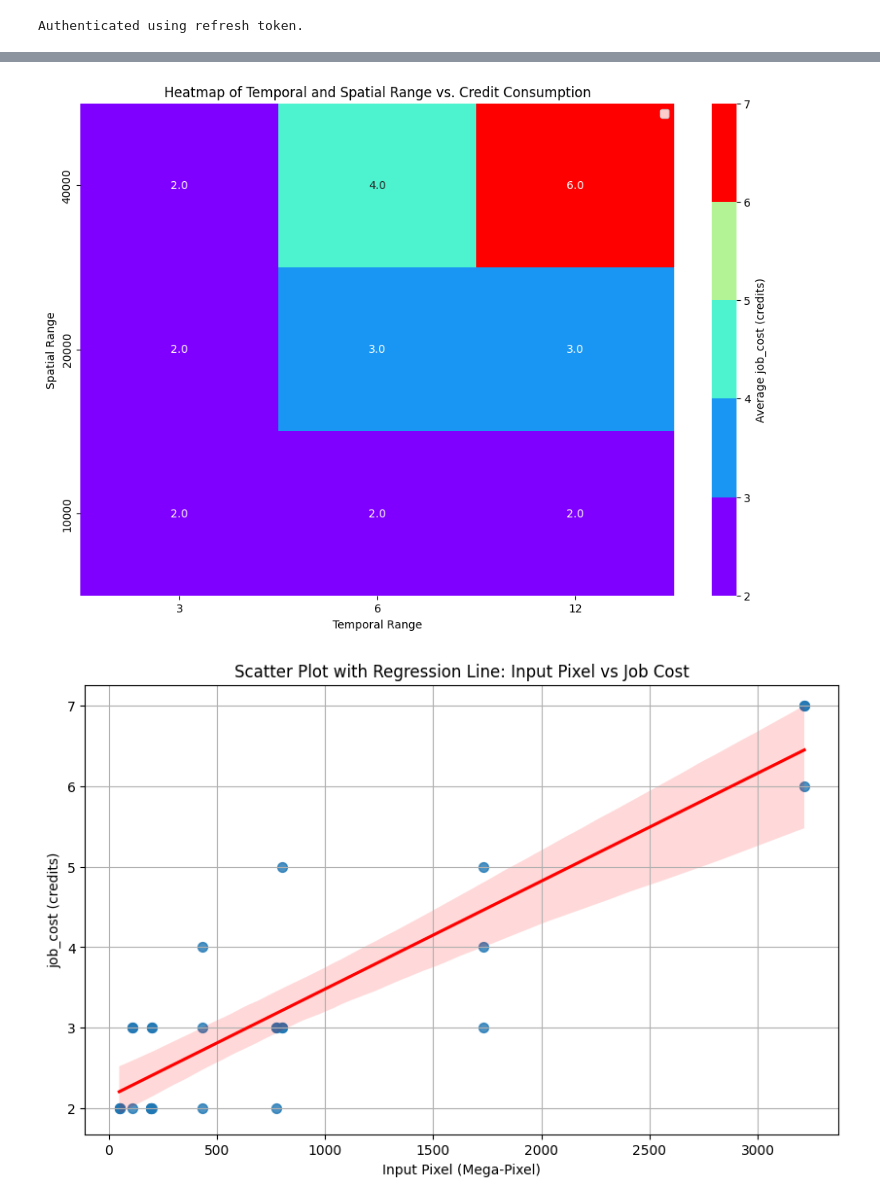
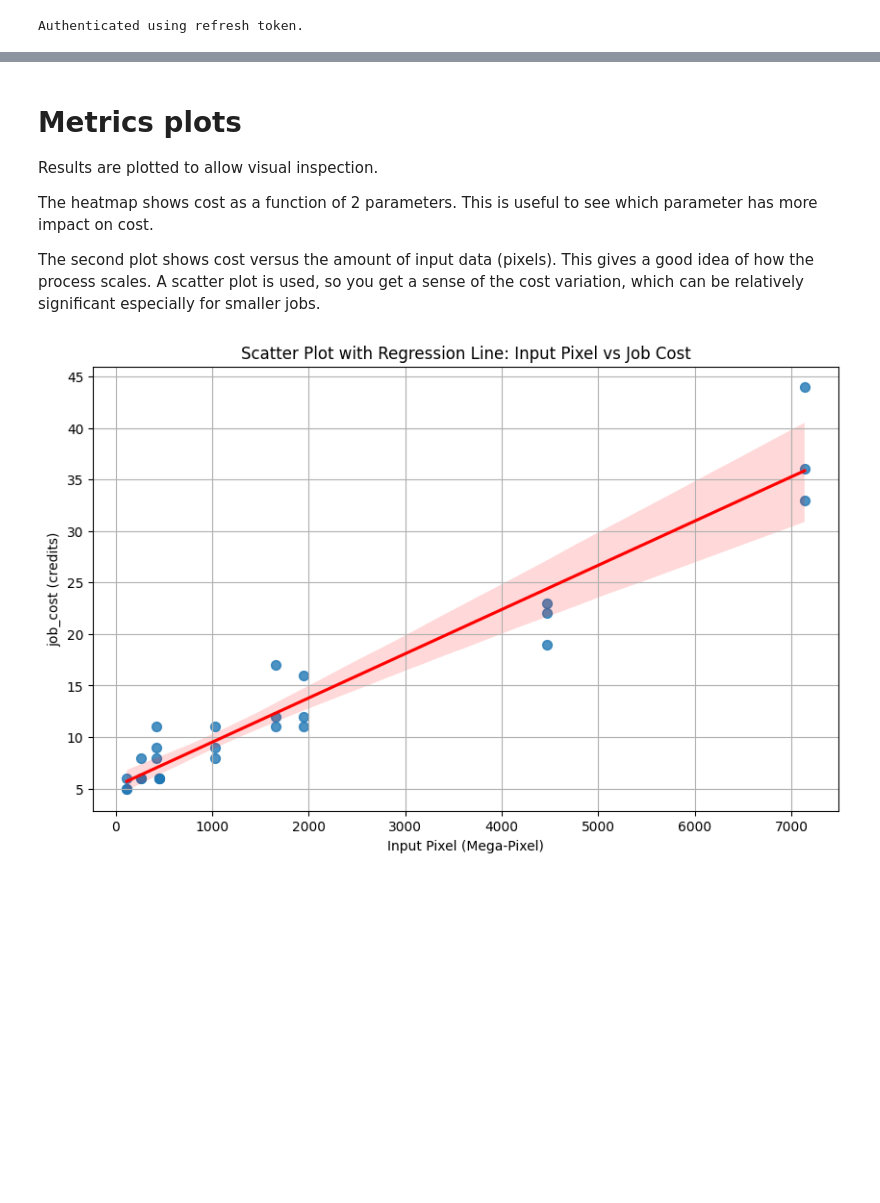
Before and after one commit to ESA-APEx/apex_algorithms, a Jupyter notebook: udp_cost_mapping/udp_profile_notebook.ipynb, the cells around one changed output, grey strips where cells are left out. Drawn from its saved outputs; the diff is of its cells as text; code cells hidden in the pictures; blank space fills up the shorter version.

Commit message:
use existing example algorithm in profiler

```diff
--- a/udp_cost_mapping/udp_profile_notebook.ipynb
+++ b/udp_cost_mapping/udp_profile_notebook.ipynb
@@ -1,15 +33,11 @@
 # %%
-from UDP_profiler import JobPreparer, DataProcessor, Plotter
-import openeo
-from job_management import MultiBackendJobManager
-import pandas as pd
+import ast
 
 # Define your constants and parameters
-process_graph_path = 'NDWI.json'
 spatial_range = [10000, 20000, 40000] #km extend
 temporal_range = [3, 6, 12] #months
 repetition = 3
-output_file_prefix = "UDP_Profile"
+output_file_prefix = "openeo_process_Profile"
 
 # Initialize the JobPreparer
 job_preparer = JobPreparer(process_graph_path)
@@ -18,12 +46,13 @@ job_preparer = JobPreparer(process_graph_path)
 jobs_df = job_preparer.prepare_jobs_df(temporal_range, spatial_range, repetition=repetition)
 
 # Generate an output filename
+# reuse same filename to restart job manager
 output_file = job_preparer.generate_output_filename(output_file_prefix, job_preparer.process_graph["id"])
 manager = MultiBackendJobManager()
 
 # Authenticate and add the backend
-connection = openeo.connect(url="openeo.dataspace.copernicus.eu").authenticate_oidc()
-manager.add_backend("cdse", connection=connection, parallel_jobs=10)
+connection = openeo.connect(url="openeofed.dataspace.copernicus.eu").authenticate_oidc()
+manager.add_backend("cdse", connection=connection, parallel_jobs=2)
 
 # Define the start_job function
 def start_job(row: pd.Series, connection: openeo.Connection, **kwargs) -> openeo.BatchJob:
@@ -31,15 +60,20 @@ def start_job(row: pd.Series, connection: openeo.Connection, **kwargs) -> openeo
     process_graph_path = row["process_graph_path"]
     spatial_extent = row["spatial_extent"]
     temporal_extent = row["temporal_extent"]
+    if isinstance(temporal_extent, str):
+        temporal_extent = ast.literal_eval( temporal_extent )
+    if isinstance(spatial_extent, str):
+        spatial_extent = ast.literal_eval( spatial_extent )
 
-    cube = connection.datacube_from_json(
-        process_graph_path,
-        parameters={"spatial_extent": spatial_extent, "temporal_extent": temporal_extent}
+    cube = connection.datacube_from_process(
+        algorithm.id,
+        namespace=algorithm.udp_link.href,
+        spatial_extent = spatial_extent, temporal_extent = temporal_extent
     )
 
     return cube.create_job(
         title='Process Graph - Benchmark',
-        format="netcdf"
+        format="GTiff"
     )
 
 # Run the jobs
@@ -58,9 +117,18 @@ df.to_csv(output_file, index=False)
+# %% [markdown]
+# Metrics plots
+
+Results are plotted to allow visual inspection.
+
+The heatmap shows cost as a function of 2 parameters. This is useful to see which parameter has more impact on cost.
+
+The second plot shows cost versus the amount of input data (pixels). This gives a good idea of how the process scales.
+A scatter plot is used, so you get a sense of the cost variation, which can be relatively significant especially for smaller jobs.
 # %%
 # Plotting
 
 plotter = Plotter()
-plotter.plot_heatmap(df, 'job_cost (credits)')
+#the heatmap seems to lack temporal and spatial range columns?
+#plotter.plot_heatmap(df, 'job_cost (credits)')
 plotter.plot_scatter_with_fit(df, 'job_cost (credits)')
 # %% [output]
-[figure, old version]
+[figure, new version]
-[figure, removed]
```
Also changed, not shown: parts of 9 cells of this notebook, 1 other file.
